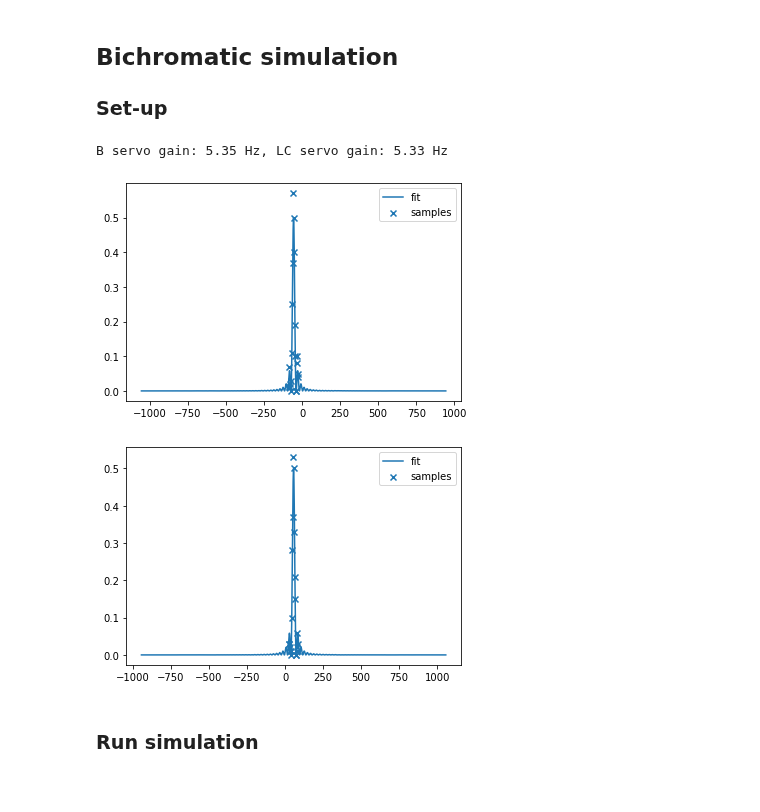
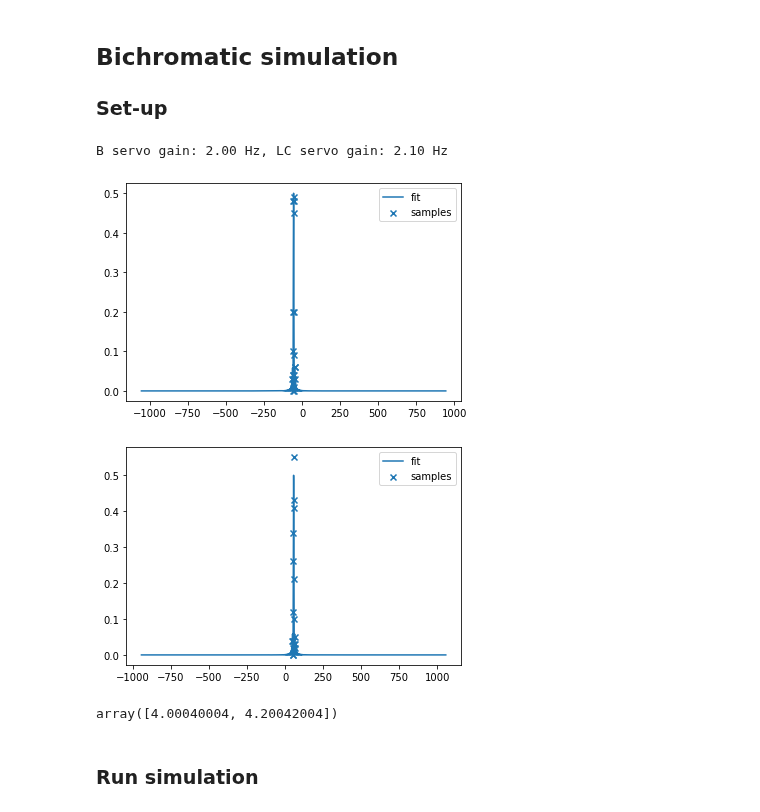
Before and after one commit to speug/srservosim, a Jupyter notebook: notebooks/bichromatic.ipynb, the cells around one changed output. Drawn from its saved outputs; the diff is of its cells as text; code cells hidden in the pictures.

```diff
--- a/notebooks/bichromatic.ipynb
+++ b/notebooks/bichromatic.ipynb
@@ -207,7 +207,7 @@ B_drift = 1./3600 # nT/s, B-field drift
 zeeman_coeff = 5.6 # Hz/nT, Zeeman peak coefficient
 linear_zeeman = lambda B: zeeman_coeff*B
 z_s = linear_zeeman(B) # initial linear Zeeman shift
-tau_pi = 50e-3 # Pi-pulse length
+tau_pi = 200e-3 # Pi-pulse length
 n_s = 100 # number of samples
 T_c = 2*tau_pi # s, single cycle length
 T_s = n_s * T_c # s, total sampling time
@@ -217,37 +217,42 @@ max_tau = 30000 # s, max integration time
 n_c = 2 # number of cycles per correction
 laser_drift = 20e-3 # Hz/s
 f0 = 444779044095486.5 # Hz, Sr88 SRS
 t = np.arange(start=0, stop=max_tau+n_c*T_s, step=n_c*T_s)
 eta_cavity = np.zeros(len(t)) # cavity frequency
 eta_B = np.zeros(len(t)) # Zeeman peak separation servo
 eta_C = np.zeros(len(t)) # Line center serco
 B_field = np.zeros(len(t))
 B_field[0] = B
 d, step = np.linspace(-1000, 1000, 100000, retstep=True)
 d_sample = np.linspace(-1000, 1000, 10)
 
 # initialize centers, k_ps and gains
 f_cavity = 0. # laser initially in the center
 f_centers = np.zeros(n_c)
 servo_gains = np.zeros(2)
 fwhms = np.zeros(n_c)
 coeffs = [-1,1]
 taus = np.zeros(n_c)
 for center in range(len(coeffs)):
     fit_object = sample_initial_values(z_s*coeffs[center], tau_pi, plot=True)
     fwhms[center] = fit_object['fit_FWHM']
     # save results to vector
     f_centers[center] = fit_object['fit_center']
     taus[center] = fit_object['fit_tau']
 servo_gains = BC_servo_gains(f_centers, taus, fwhms)
 k_ps = servo_gains['k_p']
-servo_gains = servo_gains['servo_gains']
+#servo_gains = servo_gains['servo_gains']
+servo_gains = fwhms/2.
 print(f"B servo gain: {servo_gains[0]:.2f} Hz, LC servo gain: {servo_gains[1]:.2f} Hz")
 ps = np.zeros((len(t), 6)) # container for probabilites
 # %% [output]
-B servo gain: 5.35 Hz, LC servo gain: 5.33 Hz
+B servo gain: 2.00 Hz, LC servo gain: 2.10 Hz
-[figure, old version]
+[figure, new version]
-[figure, old version]
+[figure, new version]
+# %%
+fwhms
+# %% [output]
+array([4.00040004, 4.20042004])
 # %% [markdown]
 ### Run simulation
 # %%
```
Also changed, not shown: parts of 16 cells of this notebook, 5 other files.
